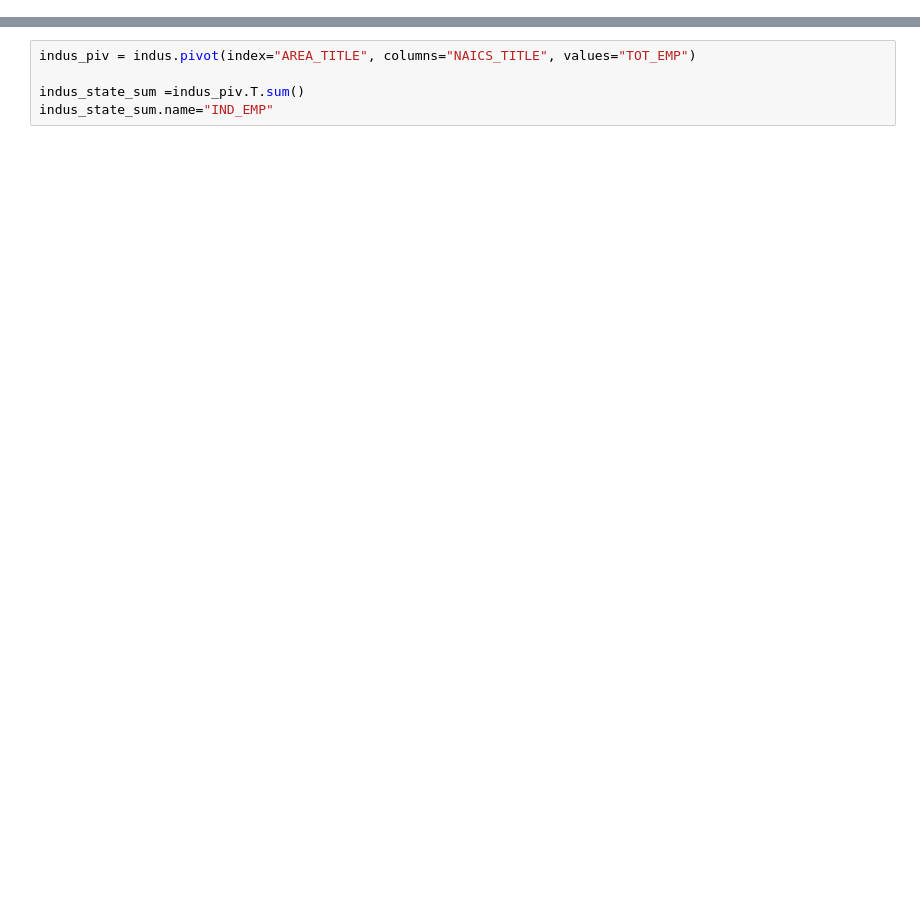
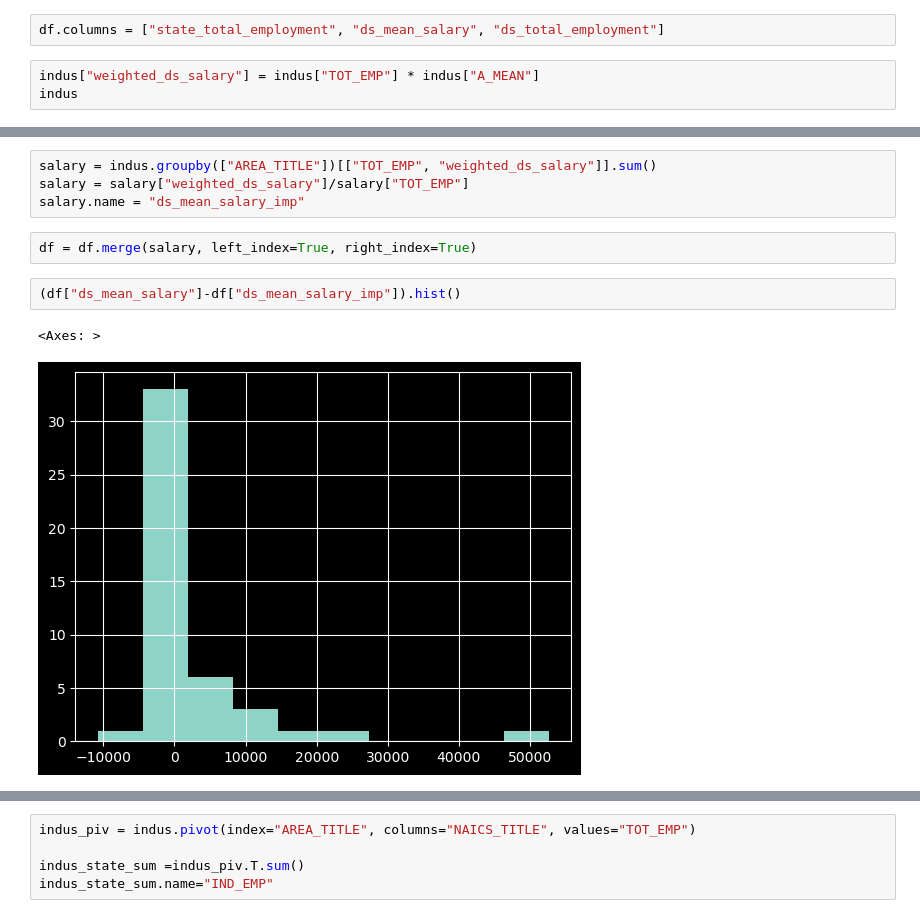
Before and after one commit to joshred83/cda_project, a Jupyter notebook: tot_empl.ipynb, the cells around one changed output, grey strips where cells are left out. Cells and saved outputs as stored; diff of their text form; blank space fills up the shorter version.

```diff
--- a/tot_empl.ipynb
+++ b/tot_empl.ipynb
@@ -21,3 +47,8 @@ indus = pd.read_csv("data/2022_oes_ds_st_indus.csv", usecols=["AREA_TITLE", "NAI
 indus = indus[indus["I_GROUP"]=="sector"]
 indus["TOT_EMP"] = pd.to_numeric(indus["TOT_EMP"],
                                   "coerce")
+# %%
+df.columns = ["state_total_employment", "ds_mean_salary", "ds_total_employment"]
+# %%
+indus["weighted_ds_salary"] = indus["TOT_EMP"] * indus["A_MEAN"]
+indus
@@ -23,0 +69,11 @@ indus["TOT_EMP"] = pd.to_numeric(indus["TOT_EMP"],
+# %%
+salary = indus.groupby(["AREA_TITLE"])[["TOT_EMP", "weighted_ds_salary"]].sum()
+salary = salary["weighted_ds_salary"]/salary["TOT_EMP"]
+salary.name = "ds_mean_salary_imp"
+# %%
+df = df.merge(salary, left_index=True, right_index=True)
+# %%
+(df["ds_mean_salary"]-df["ds_mean_salary_imp"]).hist()
+# %% [output]
+<Axes: >
+[figure, added]
```
Also changed, not shown: parts of 19 cells of this notebook, 3 other files.
